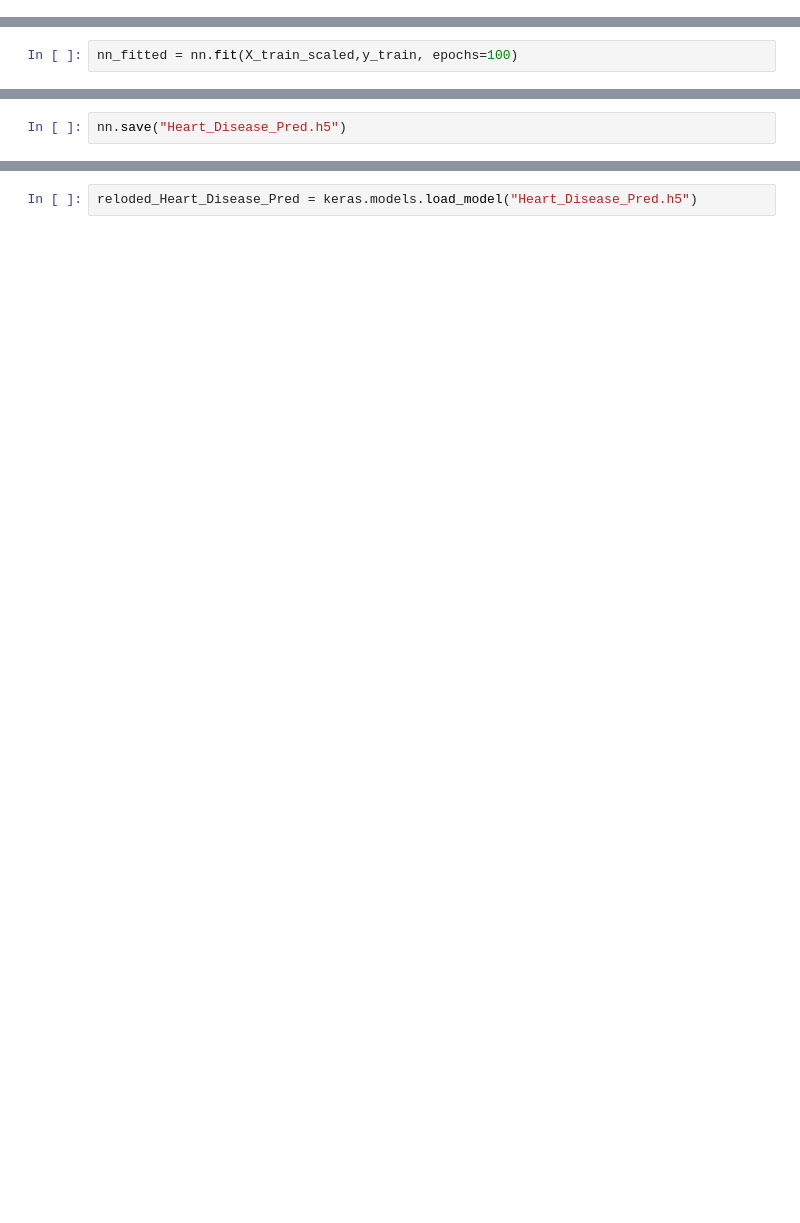
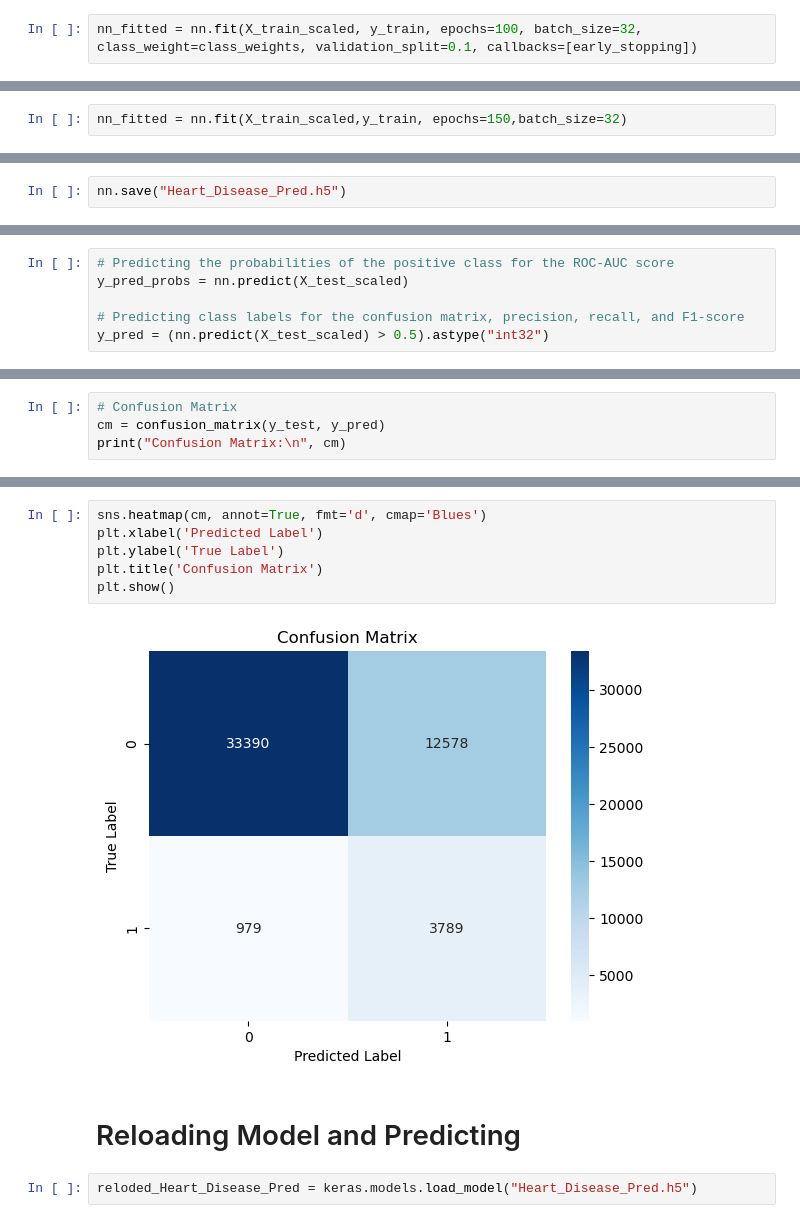
Before and after one commit to Dustin-Sheets/Project_4, a Jupyter notebook: Machine_learning_prediction/Creating_NN.ipynb, the cells around one changed output, grey strips where cells are left out. Cells and saved outputs as stored; diff of their text form; blank space fills up the shorter version.

```diff
--- a/Machine_learning_prediction/Creating_NN.ipynb
+++ b/Machine_learning_prediction/Creating_NN.ipynb
@@ -76,0 +152,2 @@ nn.compile(loss="binary_crossentropy", optimizer= "adam", metrics= ["accuracy"])
+# %%
+nn_fitted = nn.fit(X_train_scaled, y_train, epochs=100, batch_size=32, class_weight=class_weights, validation_split=0.1, callbacks=[early_stopping])
@@ -77,3 +172,3 @@ nn.compile(loss="binary_crossentropy", optimizer= "adam", metrics= ["accuracy"])
 # %%
-nn_fitted = nn.fit(X_train_scaled,y_train, epochs=100)
+nn_fitted = nn.fit(X_train_scaled,y_train, epochs=150,batch_size=32)
 # %% [output]
@@ -104,0 +202,6 @@ nn.save("Heart_Disease_Pred.h5")
+# %%
+# Predicting the probabilities of the positive class for the ROC-AUC score
+y_pred_probs = nn.predict(X_test_scaled)
+
+# Predicting class labels for the confusion matrix, precision, recall, and F1-score
+y_pred = (nn.predict(X_test_scaled) > 0.5).astype("int32")
@@ -104,0 +219,4 @@ nn.save("Heart_Disease_Pred.h5")
+# %%
+# Confusion Matrix
+cm = confusion_matrix(y_test, y_pred)
+print("Confusion Matrix:\n", cm)
@@ -105,3 +253,13 @@ nn.save("Heart_Disease_Pred.h5")
+# %%
+sns.heatmap(cm, annot=True, fmt='d', cmap='Blues')
+plt.xlabel('Predicted Label')
+plt.ylabel('True Label')
+plt.title('Confusion Matrix')
+plt.show()
+# %% [output]
+[figure, added]
+# %% [markdown]
+# Reloading Model and Predicting
 # %%
 reloded_Heart_Disease_Pred = keras.models.load_model("Heart_Disease_Pred.h5")
 # %%
```
Also changed, not shown: parts of 26 cells of this notebook.
